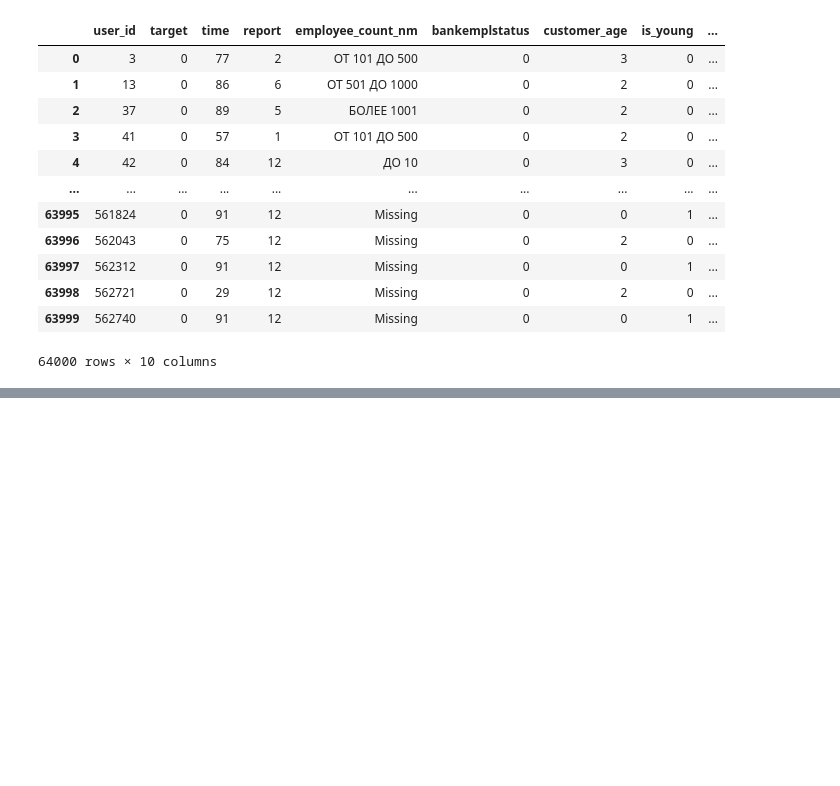
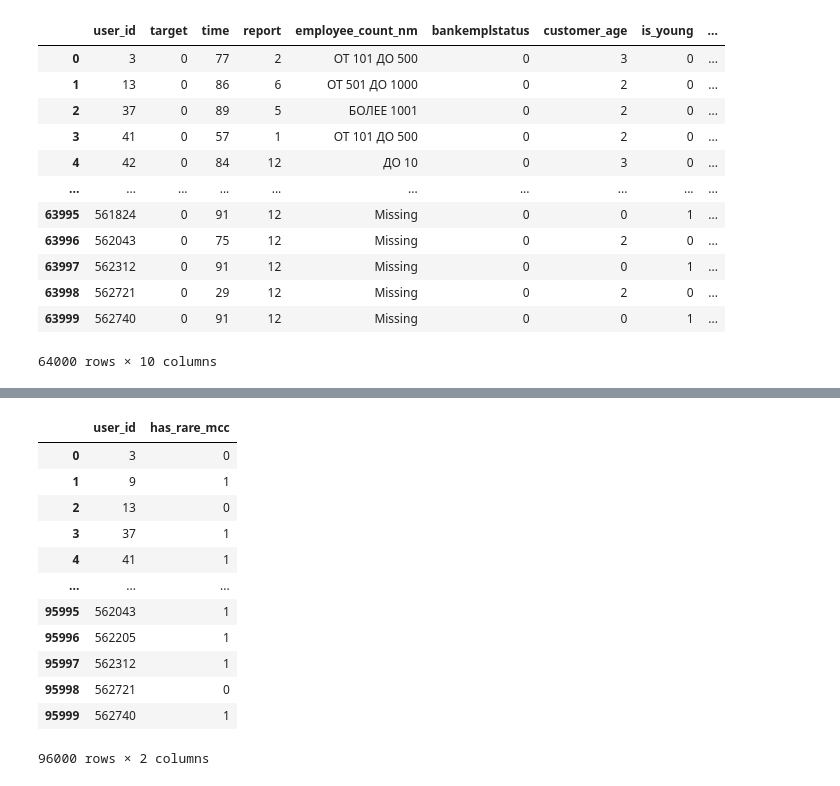
Before and after one commit to Lunalykaya/customer-churn-prediction, a Jupyter notebook: eda-churn.ipynb, the cells around one changed output, grey strips where cells are left out. Saved outputs shown, nothing was run; the diff lists cells and outputs as text; code cells hidden in the pictures; blank space fills up the shorter version.

```diff
--- a/eda-churn.ipynb
+++ b/eda-churn.ipynb
@@ -1652,0 +1675,16 @@ data
+# %%
+rare_mcc_flag
+# %% [output]
+|  | user_id | has_rare_mcc |
+| 0 | 3 | 0 |
+| 1 | 9 | 1 |
+| 2 | 13 | 0 |
+| 3 | 37 | 1 |
+| 4 | 41 | 1 |
+| ... | ... | ... |
+| 95995 | 562043 | 1 |
+| 95996 | 562205 | 1 |
+| 95997 | 562312 | 1 |
+| 95998 | 562721 | 0 |
+| 95999 | 562740 | 1 |
+96000 rows × 2 columns
```
Also changed, not shown: parts of 6 cells of this notebook.
